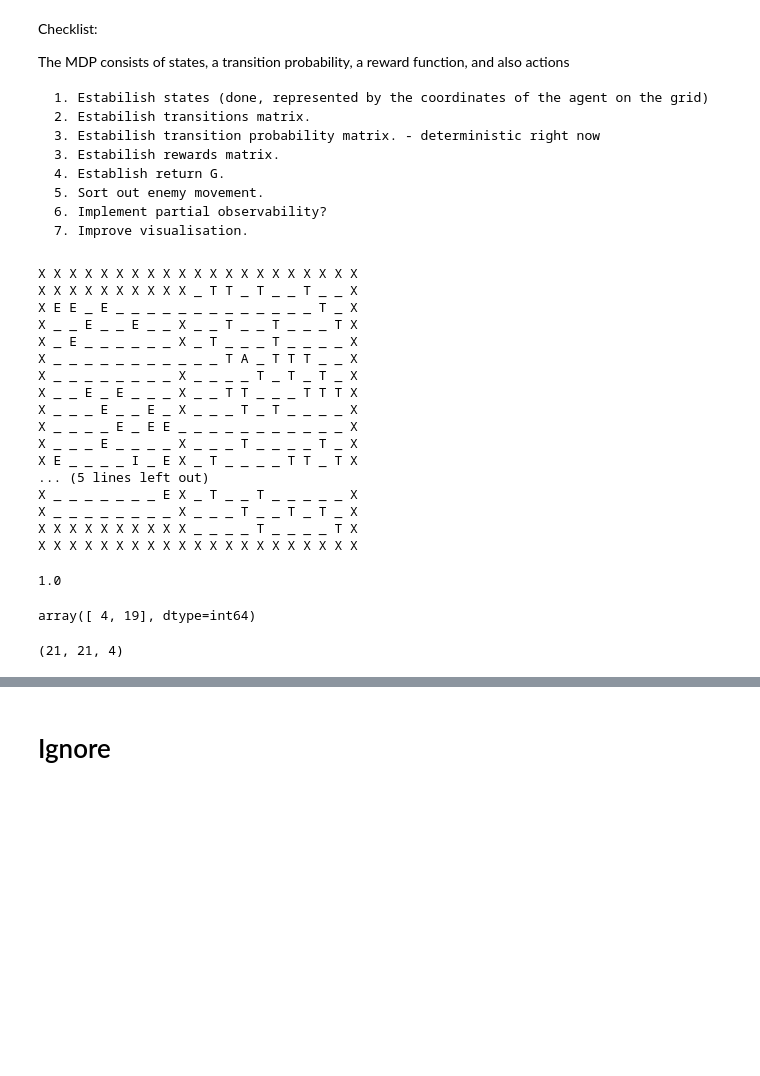
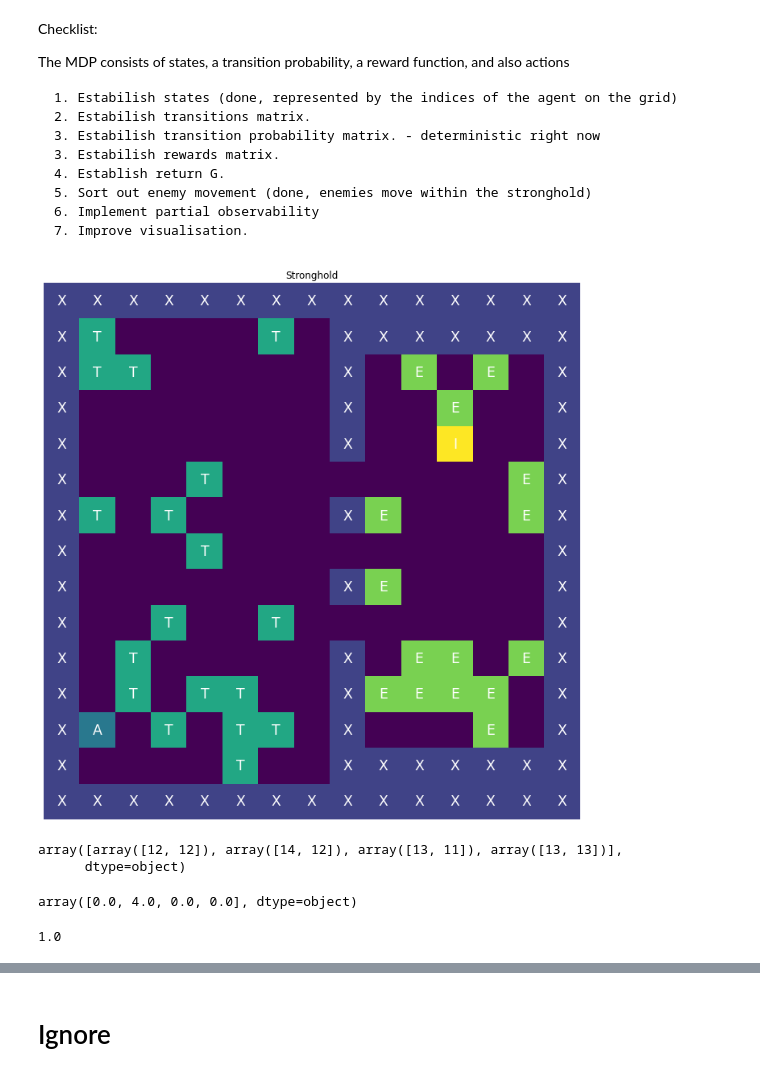
Before and after one commit to Assassinsarms/Stronghold-MDP-Q-learning-in-Stronghold-Environment-DDPG-in-Lunar-Lander, a Jupyter notebook: Aaron_Mir_INM707_Task1.ipynb, the cells around one changed output, grey strips where cells are left out. Cells and saved outputs as stored; diff of their text form; code cells hidden in the pictures; blank space fills up the shorter version.

```diff
--- a/Aaron_Mir_INM707_Task1.ipynb
+++ b/Aaron_Mir_INM707_Task1.ipynb
@@ -24,13 +62,13 @@ Checklist:
 
 The MDP consists of states, a transition probability, a reward function, and also actions
 
-    1. Estabilish states (done, represented by the coordinates of the agent on the grid)
+    1. Estabilish states (done, represented by the indices of the agent on the grid)
     2. Estabilish transitions matrix.
     3. Estabilish transition probability matrix. - deterministic right now
     3. Estabilish rewards matrix.
     4. Establish return G.
-    5. Sort out enemy movement.
-    6. Implement partial observability?
+    5. Sort out enemy movement (done, enemies move within the stronghold)
+    6. Implement partial observability
     7. Improve visualisation.
 # %%
 import numpy as np
@@ -248,39 +354,24 @@ class Stronghold():
 # the actions will be the direct cells that an agent can go to from a particular cell or up down left right
 # the rewards will be given to a robot if a cell/state is directly reachable from the current state.
 # %%
-stronghold = Stronghold(21)
+stronghold = Stronghold(15)
 stronghold.reset()
 stronghold.render()
 # %% [output]
-X X X X X X X X X X X X X X X X X X X X X
-X X X X X X X X X X _ T T _ T _ _ T _ _ X
-X E E _ E _ _ _ _ _ _ _ _ _ _ _ _ _ T _ X
-X _ _ E _ _ E _ _ X _ _ T _ _ T _ _ _ T X
-X _ E _ _ _ _ _ _ X _ T _ _ _ T _ _ _ _ X
-X _ _ _ _ _ _ _ _ _ _ _ T A _ T T T _ _ X
-X _ _ _ _ _ _ _ _ X _ _ _ _ T _ T _ T _ X
-X _ _ E _ E _ _ _ X _ _ T T _ _ _ T T T X
-X _ _ _ E _ _ E _ X _ _ _ T _ T _ _ _ _ X
-X _ _ _ _ E _ E E _ _ _ _ _ _ _ _ _ _ _ X
-X _ _ _ E _ _ _ _ X _ _ _ T _ _ _ _ T _ X
-X E _ _ _ _ I _ E X _ T _ _ _ _ T T _ T X
-... (5 lines left out)
-X _ _ _ _ _ _ _ E X _ T _ _ T _ _ _ _ _ X
-X _ _ _ _ _ _ _ _ X _ _ _ T _ _ T _ T _ X
-X X X X X X X X X X _ _ _ _ T _ _ _ _ T X
-X X X X X X X X X X X X X X X X X X X X X
+[figure, added]
+# %%
+stronghold.P[13][12]
+# %% [output]
+array([array([12, 12]), array([14, 12]), array([13, 11]), array([13, 13])],
+      dtype=object)
+# %%
+stronghold.R[13][12]
+# %% [output]
+array([0.0, 4.0, 0.0, 0.0], dtype=object)
 # %%
 stronghold.land[0][0]
 # %% [output]
 1.0
-# %%
-stronghold.position_agent
-# %% [output]
-array([ 4, 19], dtype=int64)
-# %%
-np.shape(stronghold.P)
-# %% [output]
-(21, 21, 4)
 # %%
 stronghold.P[9][4]
 # %% [output]
```
Also changed, not shown: parts of 7 cells of this notebook.
